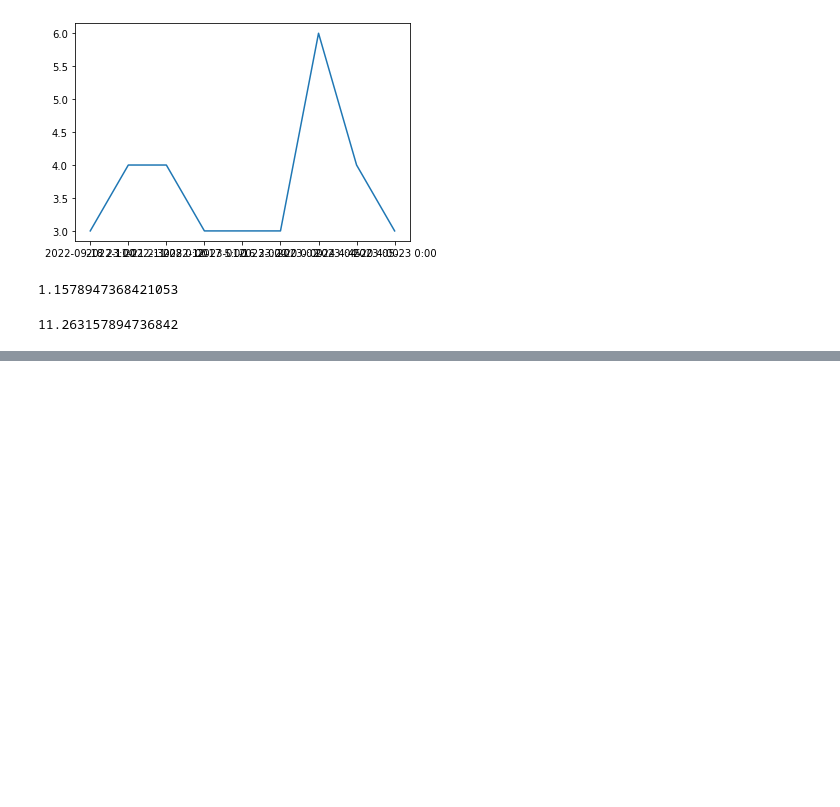
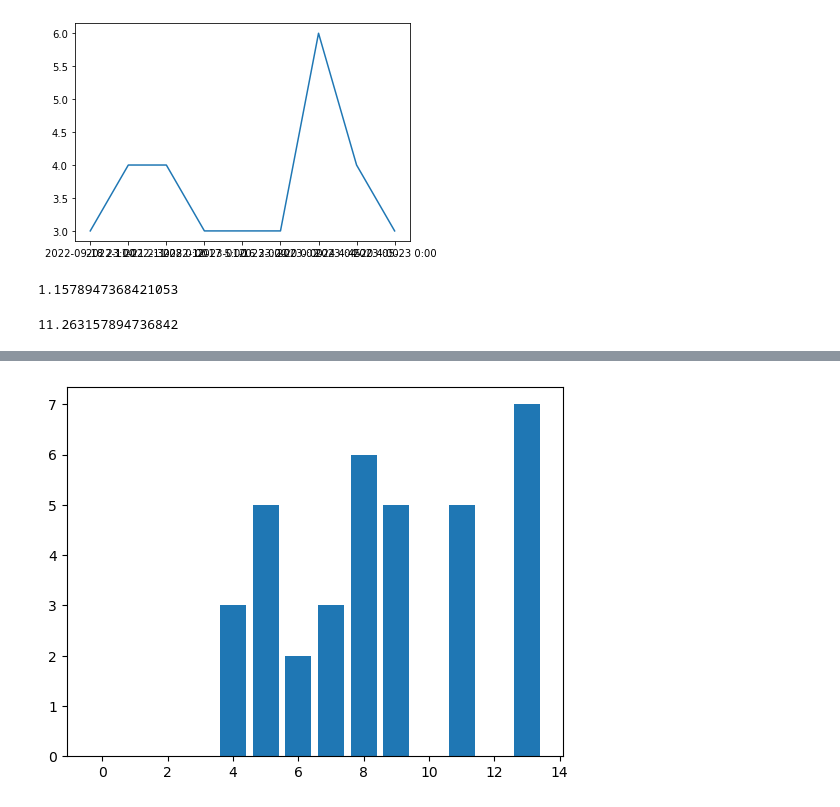
Before and after one commit to cjdrudco/KKC_Python_Project, a Jupyter notebook: Untitled.ipynb, the cells around one changed output, grey strips where cells are left out. Drawn from its saved outputs; the diff is of its cells as text; code cells hidden in the pictures; blank space fills up the shorter version.

```diff
--- a/Untitled.ipynb
+++ b/Untitled.ipynb
@@ -234,0 +262,14 @@ TypeError: Could not convert 67%61%40%62%62%68%66%50%81%47%58%66%72%72%69%67%59%
+# %%
+df = pd.read_csv("data.csv", encoding='cp949')
+
+teamName = '맨시티'
+name = df[df['홈'] == teamName]
+shoot = df['유효슈팅']
+teamShoot = name['유효슈팅']
+teamScore = name['득점']
+x = teamShoot
+y = teamScore
+plt.bar(x, y)
+plt.show()
+# %% [output]
+[figure, added]
```
Also changed, not shown: parts of 7 cells of this notebook, 1 other file.
